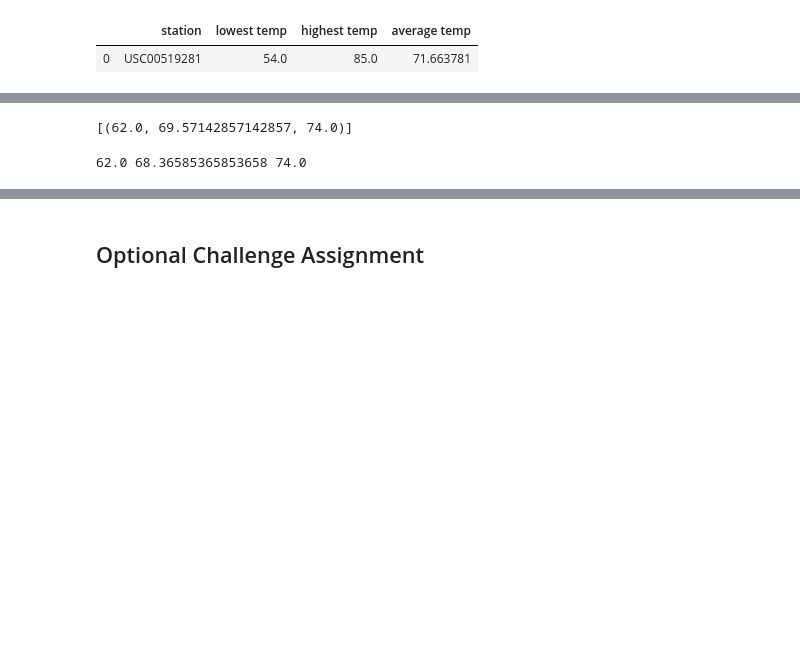
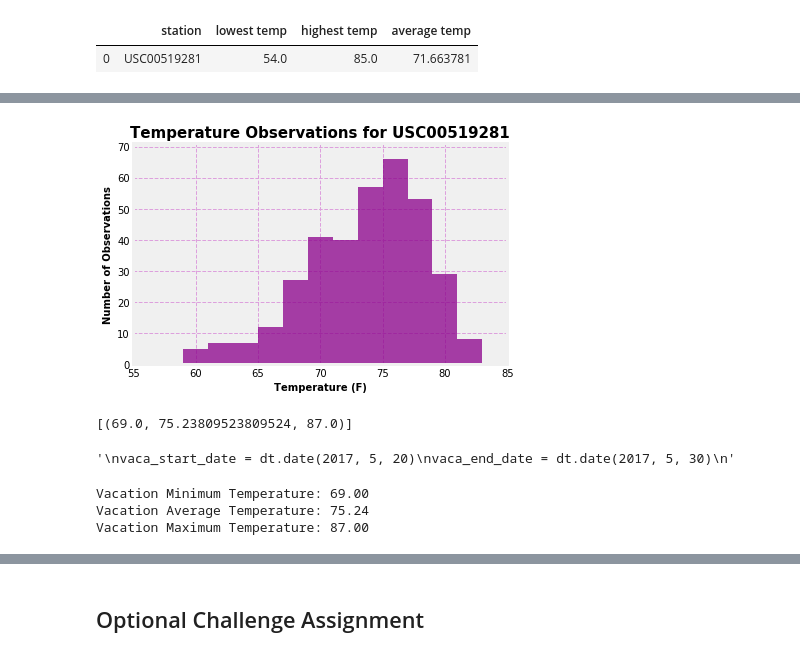
Before and after one commit to Davis1776/2020-02-sqlalchemy-challenge, a Jupyter notebook: climate_MRD.ipynb, the cells around one changed output, grey strips where cells are left out. Cells and saved outputs as stored; diff of their text form; code cells hidden in the pictures; blank space fills up the shorter version.

```diff
--- a/climate_MRD.ipynb
+++ b/climate_MRD.ipynb
@@ -153,0 +158,8 @@ USC281_data
+# %%
+tobs_query = session.query(Measurement.tobs, Measurement.station).\
+filter(Measurement.date >='2016-08-23', Measurement.date <='2017-08-23').\
+filter(Measurement.station==most_active_station.station).\
+order_by(Measurement.date).statement
+
+tobs_df = pd.read_sql(tobs_query, engine).dropna()
+tobs_df.head(5)
@@ -154,3 +173,19 @@ USC281_data
+# %%
+# Query the last 12 months of temperature observation data for this station and plot the results as a histogram
+x = tobs_df['tobs']
+
+plt.hist(x, bins=12, linewidth=15, alpha=0.75, color="darkmagenta")
+plt.title(f"Temperature Observations for {most_active_station.station}", fontsize=15, weight="bold")
+plt.xlabel("Temperature (F)", fontsize=10, weight="bold")
+plt.ylabel("Number of Observations", fontsize=10, weight="bold")
+plt.xlim(55,85)
+plt.ylim(0,71)
+plt.grid(color='plum', linestyle='--', linewidth=1)
+plt.tight_layout()
+plt.savefig("Temperature_Observations_for_Top_Site.png")
+plt.show()
+# %% [output]
+[figure, added]
 # %%
 # This function called `calc_temps` will accept start date and end date in the format '%Y-%m-%d'
 # and return the minimum, average, and maximum temperatures for that range of dates
@@ -169,14 +204,29 @@ def calc_temps(start_date, end_date):
         filter(Measurement.date >= start_date).filter(Measurement.date <= end_date).all()
 
 # function usage example
-print(calc_temps('2012-02-28', '2012-03-05'))
+print(calc_temps(vaca_start_date, vaca_end_date))
+
+"""
+vaca_start_date = dt.date(2017, 5, 20)
+vaca_end_date = dt.date(2017, 5, 30)
+"""
 # %% [output]
-[(62.0, 69.57142857142857, 74.0)]
+[(69.0, 75.23809523809524, 87.0)]
+'\nvaca_start_date = dt.date(2017, 5, 20)\nvaca_end_date = dt.date(2017, 5, 30)\n'
 # %%
 # Use your previous function `calc_temps` to calculate the tmin, tavg, and tmax
 # for your trip using the previous year's data for those same dates.
+TMIN = calc_temps(vaca_start_date, vaca_end_date)[0][0]
+TAVG = calc_temps(vaca_start_date, vaca_end_date)[0][1]
+TMAX = calc_temps(vaca_start_date, vaca_end_date)[0][2]
+
+print(f'Vacation Minimum Temperature: {"{0:.2f}".format(TMIN)}')
+print(f'Vacation Average Temperature: {"{0:.2f}".format(TAVG)}')
+print(f'Vacation Maximum Temperature: {"{0:.2f}".format(TMAX)}')
 # %% [output]
-62.0 68.36585365853658 74.0
+Vacation Minimum Temperature: 69.00
+Vacation Average Temperature: 75.24
+Vacation Maximum Temperature: 87.00
 # %%
 # Plot the results from your previous query as a bar chart.
 # Use "Trip Avg Temp" as your Title
```
Also changed, not shown: parts of 6 cells of this notebook, 3 other files.
